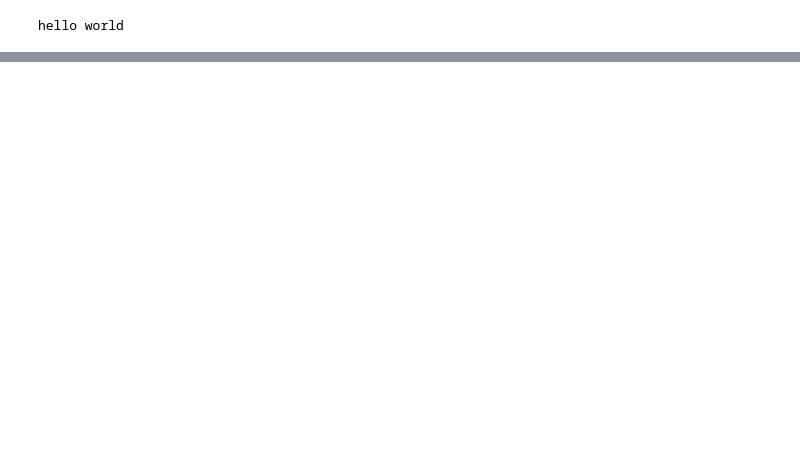
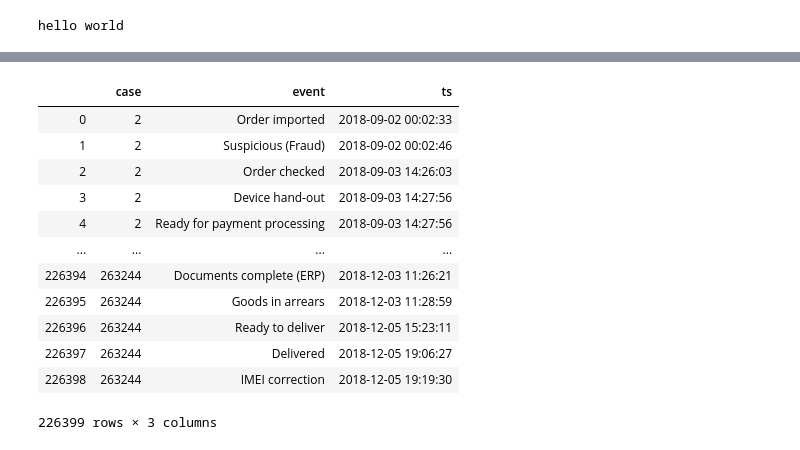
Before and after one commit to TaiLinhDu/PSE_WS1920, a Jupyter notebook: Data-out/alleTabellen.ipynb, the cells around one changed output, grey strips where cells are left out. Cells and saved outputs as stored; diff of their text form; code cells hidden in the pictures; blank space fills up the shorter version.

```diff
--- a/Data-out/alleTabellen.ipynb
+++ b/Data-out/alleTabellen.ipynb
@@ -26,4 +77,18 @@ channels
 # %%
-dataset0 = pd.read_csv(r"C:\Users\firat\PSE\Data-out\hda_dataset_uniform_random_0.csv")
+dataset0 = pd.read_csv(r"hda_dataset_uniform_random_0.csv")
 dataset0
+# %% [output]
+|  | case | event | ts |
+| 0 | 2 | Order imported | 2018-09-02 00:02:33 |
+| 1 | 2 | Suspicious (Fraud) | 2018-09-02 00:02:46 |
+| 2 | 2 | Order checked | 2018-09-03 14:26:03 |
+| 3 | 2 | Device hand-out | 2018-09-03 14:27:56 |
+| 4 | 2 | Ready for payment processing | 2018-09-03 14:27:56 |
+| ... | ... | ... | ... |
+| 226394 | 263244 | Documents complete (ERP) | 2018-12-03 11:26:21 |
+| 226395 | 263244 | Goods in arrears | 2018-12-03 11:28:59 |
+| 226396 | 263244 | Ready to deliver | 2018-12-05 15:23:11 |
+| 226397 | 263244 | Delivered | 2018-12-05 19:06:27 |
+| 226398 | 263244 | IMEI correction | 2018-12-05 19:19:30 |
+226399 rows × 3 columns
 # %%
```
Also changed, not shown: parts of 14 cells of this notebook.
